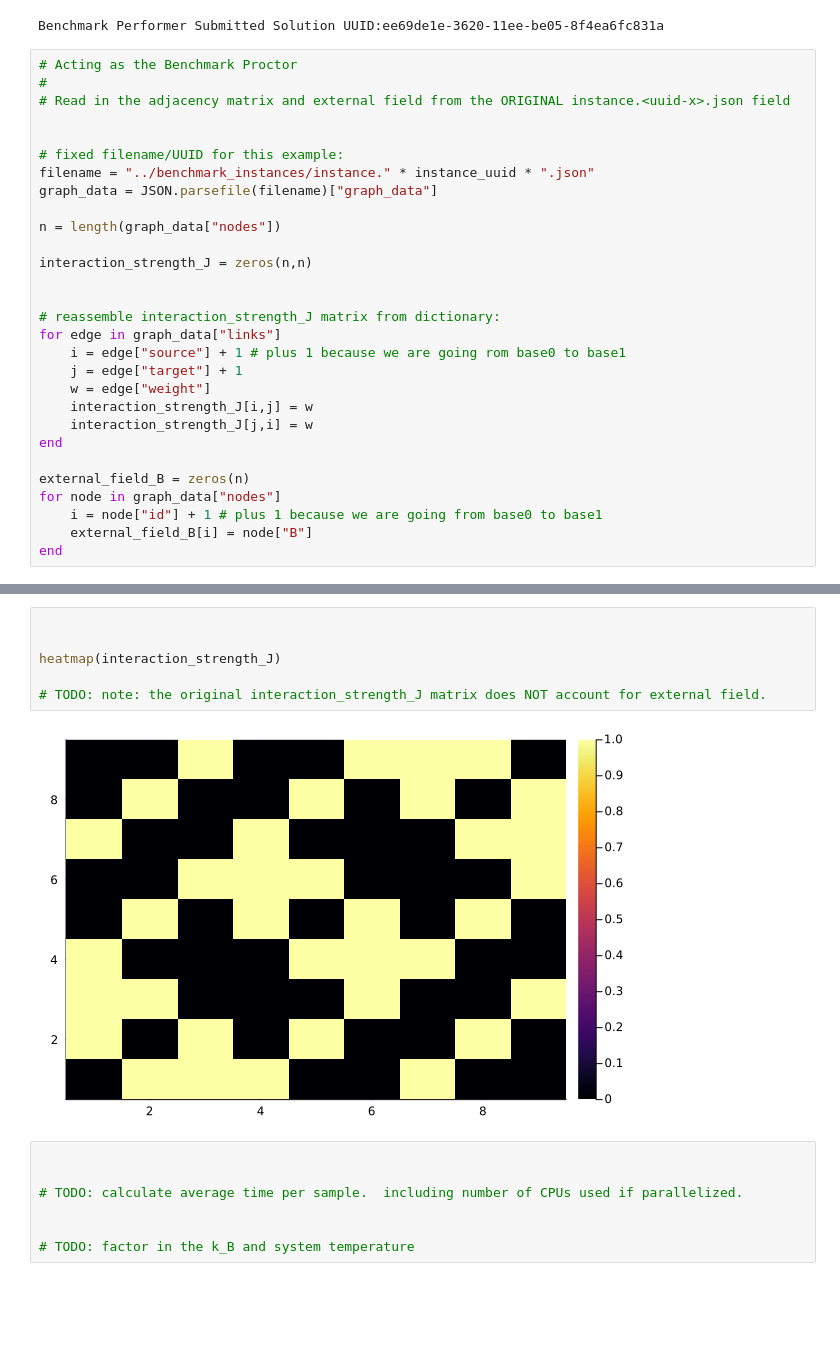
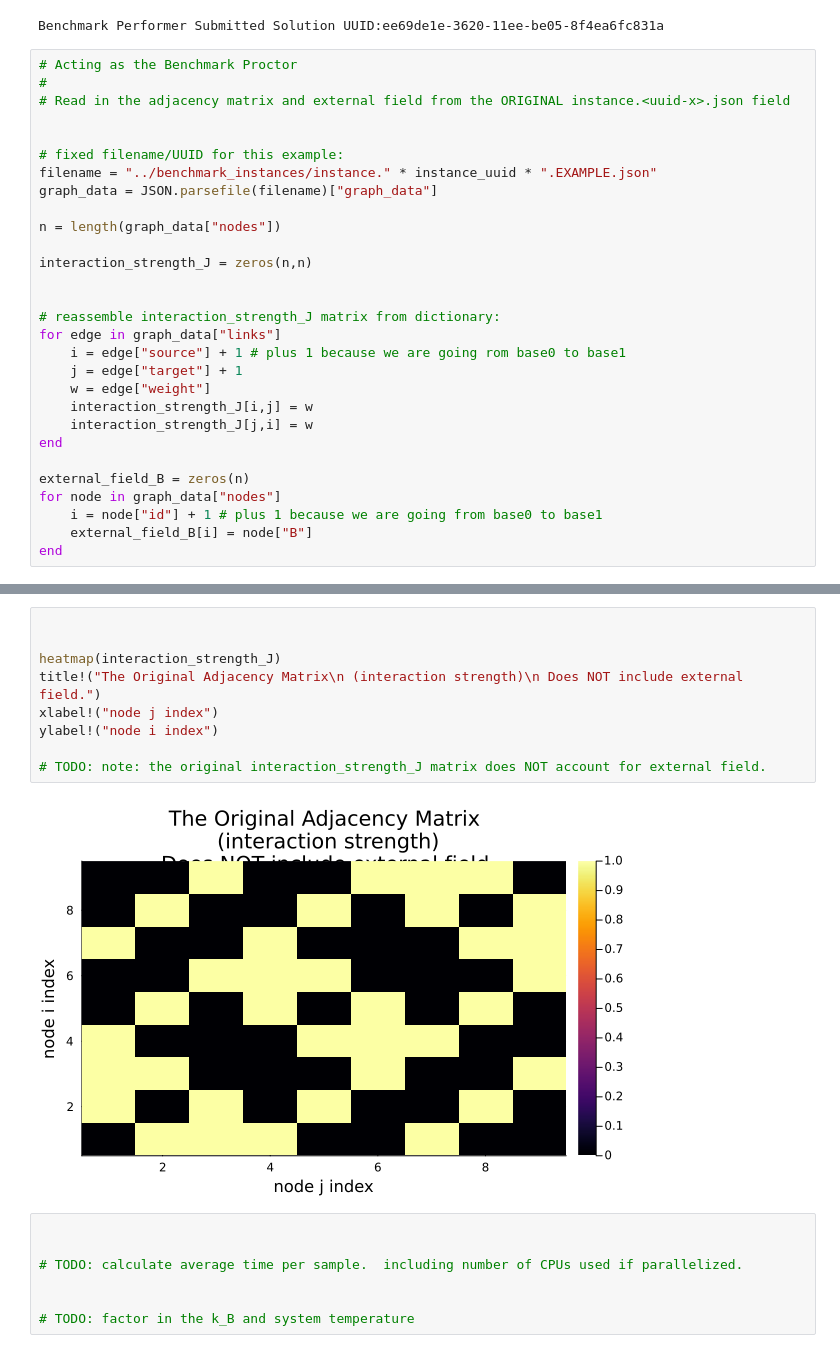
Before and after one commit to jp7745/sampling, a Jupyter notebook: examples/06b_example_benchmark_proctor_workflow.ipynb, the cells around one changed output, grey strips where cells are left out. Saved outputs shown, nothing was run; the diff lists cells and outputs as text; blank space fills up the shorter version.

```diff
--- a/examples/06b_example_benchmark_proctor_workflow.ipynb
+++ b/examples/06b_example_benchmark_proctor_workflow.ipynb
@@ -56,7 +58,7 @@ Benchmark Performer Submitted Solution UUID:ee69de1e-3620-11ee-be05-8f4ea6fc831a
 
 
 # fixed filename/UUID for this example:
-filename = "../benchmark_instances/instance." * instance_uuid * ".json"
+filename = "../benchmark_instances/instance." * instance_uuid * ".EXAMPLE.json"
 graph_data = JSON.parsefile(filename)["graph_data"]
 
 n = length(graph_data["nodes"])
@@ -110,11 +114,14 @@ This program contains Ipopt, a library for large-scale nonlinear optimization.
 # %%
 
 
 heatmap(interaction_strength_J)
+title!("The Original Adjacency Matrix\n (interaction strength)\n Does NOT include external field.")
+xlabel!("node j index")
+ylabel!("node i index")
 
 # TODO: note: the original interaction_strength_J matrix does NOT account for external field.
 # %% [output]
-[figure, old version]
+[figure, new version]
 # %%
 
 
```
Also changed, not shown: parts of 2 cells of this notebook, 24 other files.
